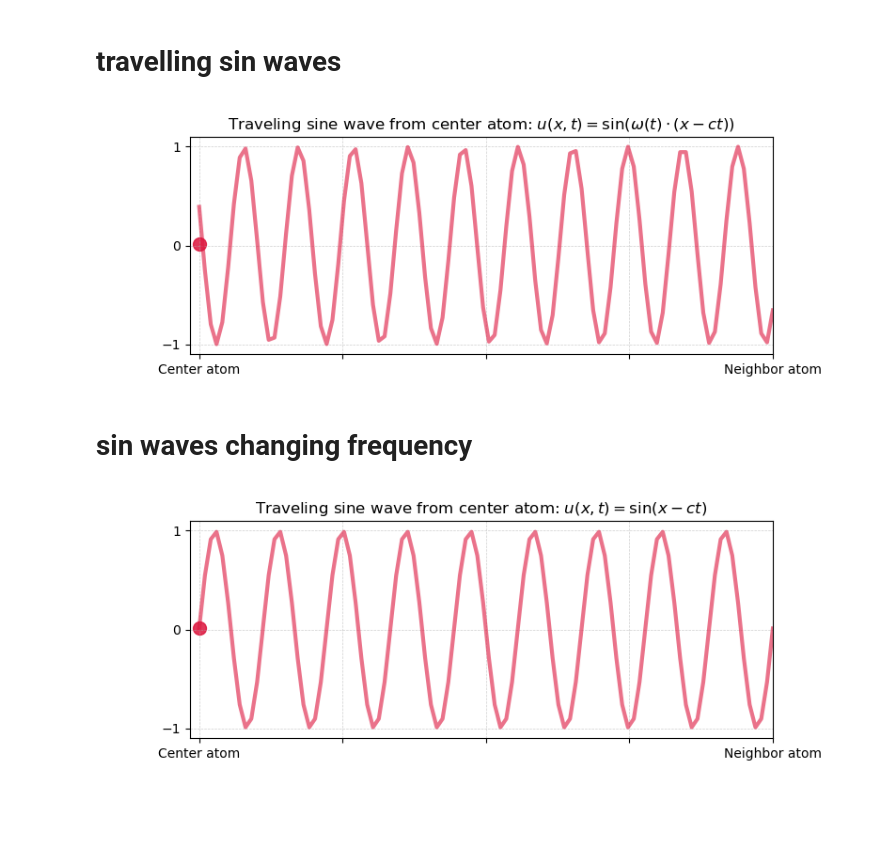
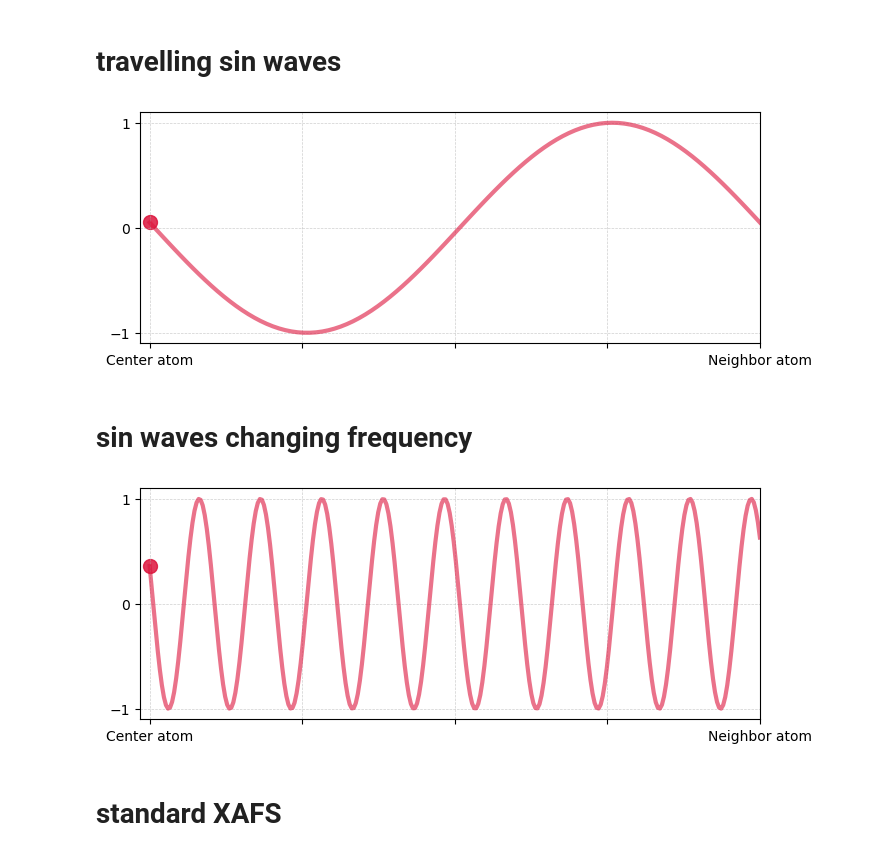
Before and after one commit to Cathyhjj/XAFS_animations, a Jupyter notebook: EXAFS_animations.ipynb, the cells around one changed output. Drawn from its saved outputs; the diff is of its cells as text; code cells hidden in the pictures; blank space fills up the shorter version.

Commit message:
add second animation (changing frequencies) and Pd standard examples

```diff
--- a/EXAFS_animations.ipynb
+++ b/EXAFS_animations.ipynb
@@ -14,91 +25,87 @@ from pathlib import Path
 # %% [markdown]
 # travelling sin waves
 # %%
-import numpy as np
-import matplotlib.pyplot as plt
-import matplotlib.animation as anim
-
-# Define the sine function with time-dependent frequency
-f = lambda x, t, base_freq=1: np.sin(base_freq * (x - t))
-
+f = lambda x: np.sin(x)
 x = np.linspace(-np.pi, np.pi, 100)
-y = f(x, 0)
+y = f(x)
 
 fig, ax = plt.subplots(figsize=(8, 3))
-wave, = ax.plot(x, y, "-", color="crimson", lw=3, alpha=0.6)
+wave, = ax.plot(x, y, "-", color="crimson", lw=3, alpha = 0.6)
 
 # Initialize the scatter point at the first x position
-scatter = ax.scatter([x[0]], [y[0]], color="crimson", s=100, alpha=0.85)
+scatter = ax.scatter([x[0]], [y[0]], color="crimson", s=100, alpha = 0.85)
 
 ax.set_xticks([-np.pi, -np.pi/2, 0, np.pi/2, np.pi])
 ax.set_xticklabels(["Center atom", None, None, None, "Neighbor atom"])
 
 ax.set_yticks((-1, 0, 1))
 ax.grid(True, which="both", linestyle="--", lw=0.5, alpha=0.6)
-ax.set_title(r"Traveling sine wave from center atom: $u(x, t) = \sin(\omega(t) \cdot (x - ct))$")
 ax.set_xlim(-np.pi-0.1, np.pi)
 
 def shift(t, c=1):
-    # Time-dependent frequency
-    current_freq = 1 + 0.05 * t  # Adjust this multiplier to change how quickly the frequency changes
-
-    # Update the y data of the sine wave with changing frequency
-    new_y = f(x, t, base_freq=current_freq)
+    # Update the y data of the sine wave
+    new_y = f(x - c*t)
     wave.set_ydata(new_y)
 
     # Calculate the new position for the scatter point
     new_x = x[0] - c*t
-    new_y_scatter = f(new_x, t, base_freq=current_freq)
+    new_y_scatter = f(new_x)
     scatter.set_offsets([x[0], new_y_scatter])
 
     return wave, scatter  # Return both the line and the scatter
 
 ani = anim.FuncAnimation(fig, shift, frames=190,
                          fargs=(0.1,),
-                         interval=3, blit=True)
+                         interval=30, blit=True)
 
 # Save animation
-ani.save('01_sine_wave_animation_changing_frequency.gif', writer='pillow', fps=30)
+ani.save('00_sine_wave_animation.gif', writer='pillow', fps=30)
 # %% [output]
-[figure, old version]
+[figure, new version]
 # %% [markdown]
 # sin waves changing frequency
 # %%
-f = lambda x: np.sin(x)
-x = np.linspace(-np.pi, np.pi, 100)
-y = f(x)
+# Define the sine function with time-dependent frequency
+f = lambda x, t, base_freq=1: np.sin(base_freq * (x - t))
+
+x = np.linspace(-np.pi, np.pi, 300)
+y = f(x, 0)
 
 fig, ax = plt.subplots(figsize=(8, 3))
-wave, = ax.plot(x, y, "-", color="crimson", lw=3, alpha = 0.6)
+wave, = ax.plot(x, y, "-", color="crimson", lw=3, alpha=0.6)
 
 # Initialize the scatter point at the first x position
-scatter = ax.scatter([x[0]], [y[0]], color="crimson", s=100, alpha = 0.85)
+scatter = ax.scatter([x[0]], [y[0]], color="crimson", s=100, alpha=0.85)
 
 ax.set_xticks([-np.pi, -np.pi/2, 0, np.pi/2, np.pi])
 ax.set_xticklabels(["Center atom", None, None, None, "Neighbor atom"])
 
 ax.set_yticks((-1, 0, 1))
 ax.grid(True, which="both", linestyle="--", lw=0.5, alpha=0.6)
-ax.set_title(r"Traveling sine wave from center atom: $u(x, t) = \sin(x - ct)$")
 ax.set_xlim(-np.pi-0.1, np.pi)
 
-def shift(a, c=1, t=1):
-    # Update the y data of the sine wave
-    new_y = f(a*x - c*t)
+def shift(t, c=1):
+    # Time-dependent frequency
+    current_freq = 0.5 + 0.05 * t  # Adjust this multiplier to change how quickly the frequency changes
+
+    # Update the y data of the sine wave with changing frequency
+    new_y = f(x, t=1, base_freq=current_freq)
     wave.set_ydata(new_y)
 
     # Calculate the new position for the scatter point
-    new_x = x[0] - c*t
-    new_y_scatter = f(new_x)
-    scatter.set_offsets([x[0], new_y_scatter])
+    new_x = x[0]
+    new_y_scatter = new_y[0]
+    scatter.set_offsets([new_x, new_y_scatter])
 
     return wave, scatter  # Return both the line and the scatter
 
 ani = anim.FuncAnimation(fig, shift, frames=190,
-                         fargs=(0.01,),
-                         interval=0.1, blit=True)
+                         fargs=(0.1,),
+                         interval=30, blit=True)
 
-# Save animation
-ani.save('01_sine_frequency_animation.gif', writer='pillow', fps=30)
+# Save the animation to a GIF
+ani.save('01_sine_wave_animation_with_changing_frequency.gif', writer='pillow', fps=30)
 # %% [output]
-[figure, old version]
+[figure, new version]
+# %% [markdown]
+# standard XAFS
```
Also changed, not shown: parts of 6 cells of this notebook, 18 other files.
